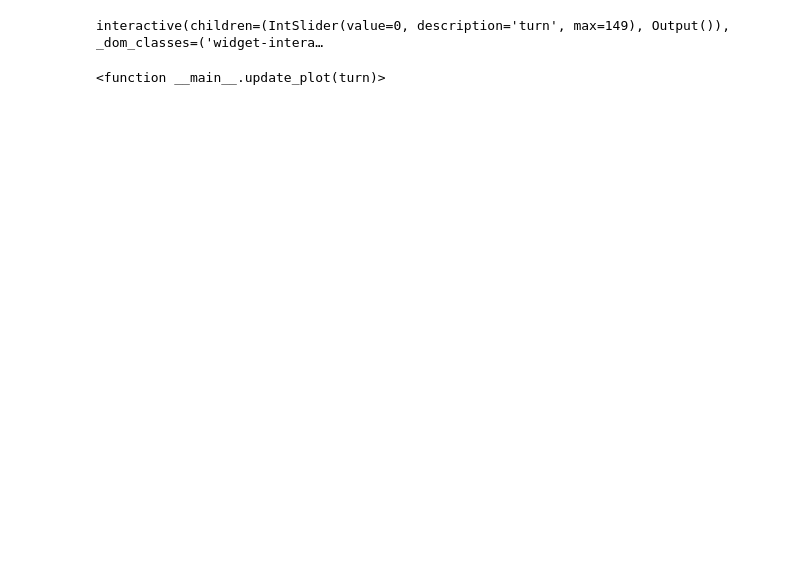
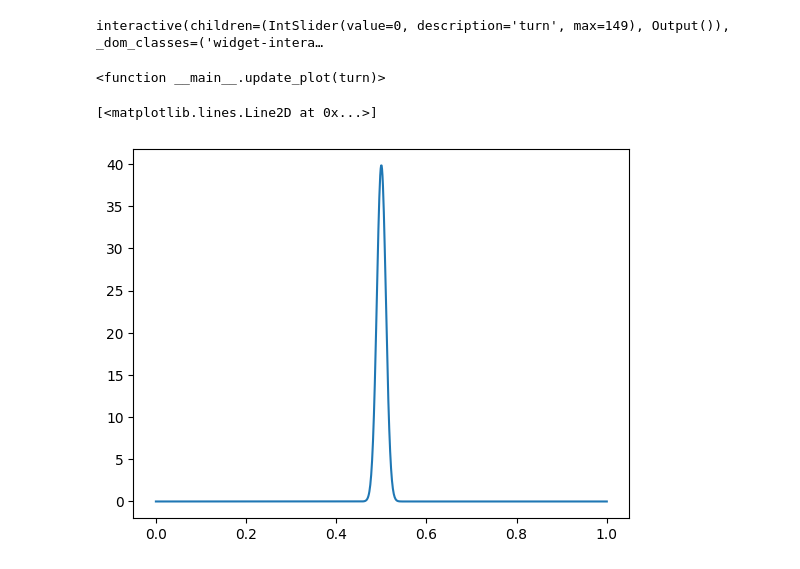
Before and after one commit to pkruyt/laser_cooling, a Jupyter notebook: Stochastic/Only_force.ipynb, the cells around one changed output. Drawn from its saved outputs; the diff is of its cells as text; code cells hidden in the pictures; blank space fills up the shorter version.

```diff
--- a/Stochastic/Only_force.ipynb
+++ b/Stochastic/Only_force.ipynb
@@ -91,3 +91,8 @@ interact(update_plot, turn=IntSlider(min=0, max=num_turns-1, step=1, value=0))
 # %% [output]
 interactive(children=(IntSlider(value=0, description='turn', max=149), Output()), _dom_classes=('widget-intera…
 <function __main__.update_plot(turn)>
+# %%
+plt.plot(particles_init, norm.pdf(particles_init, loc=mean, scale=std_dev), label='Gaussian PDF')
+# %% [output]
+[<matplotlib.lines.Line2D at 0x...>]
+[figure, added]
```
Also changed, not shown: parts of 1 cell of this notebook, 15 other files.
